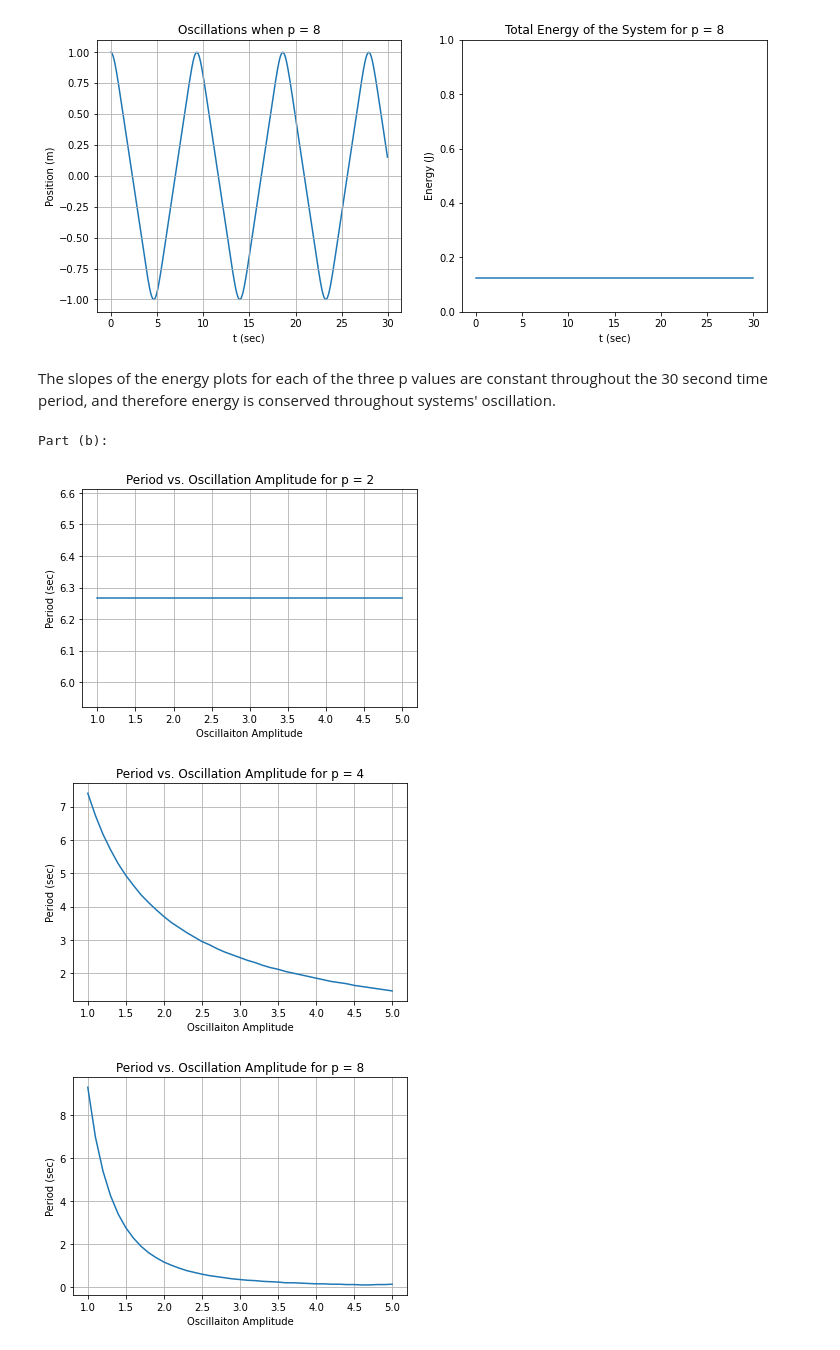
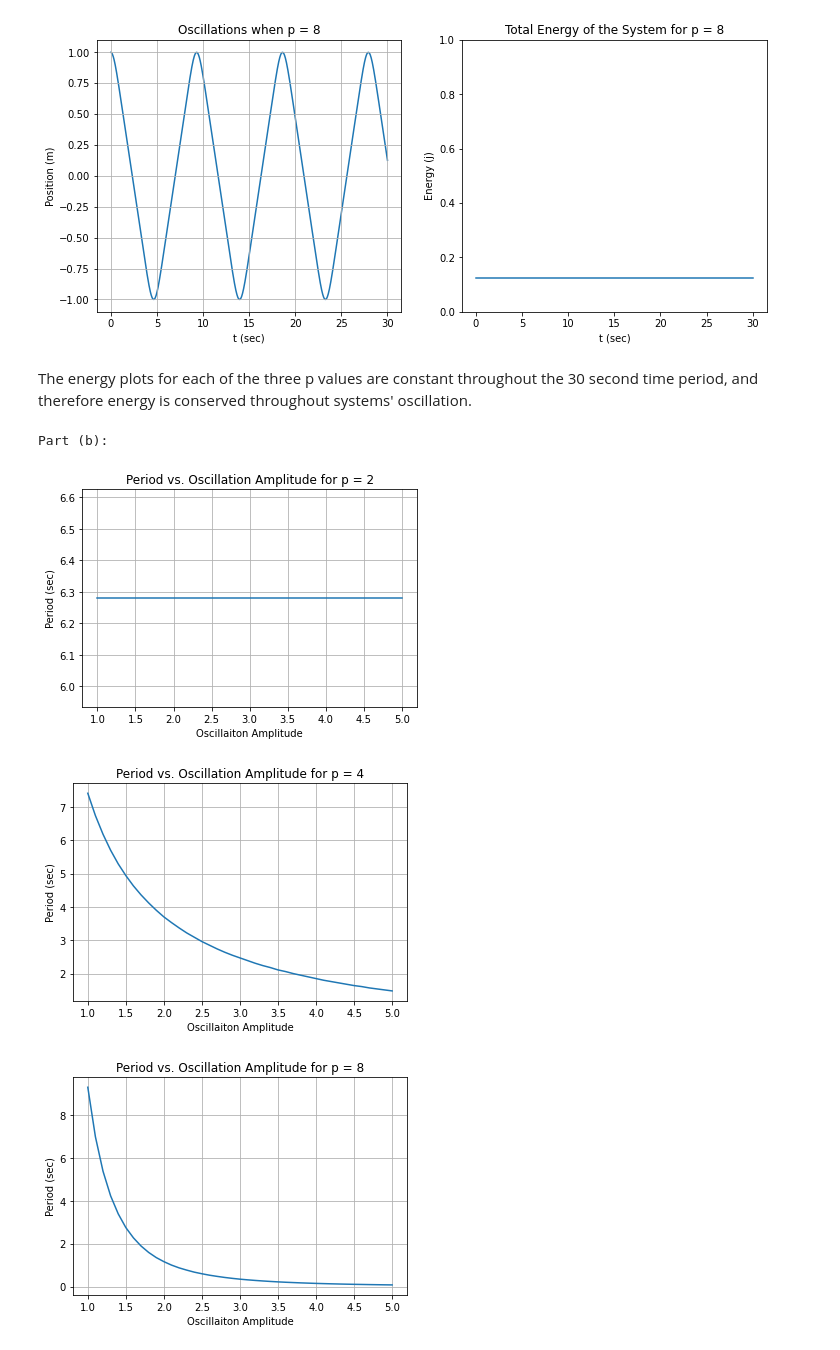
Before and after one commit to JSheare/Computational-Physics, a Jupyter notebook: Exercise Set 5.ipynb, the cells around one changed output. Saved outputs shown, nothing was run; the diff lists cells and outputs as text; code cells hidden in the pictures.

```diff
--- a/Exercise Set 5.ipynb
+++ b/Exercise Set 5.ipynb
@@ -125,7 +139,8 @@ def quad_drag(y, t):
     return function_return
 
 
-ode_results = rk4_vector(0, 10, 1000, quad_drag, [0,0], 0.00001)
+initial_conditions = [0, 0]
+ode_results = rk4_vector(0, 10, 1000, quad_drag, initial_conditions, min_precision=0.00001)
 
 plt.plot(ode_results[0], ode_results[2])
 plt.xlabel('t (sec)')
@@ -194,56 +210,54 @@ $$f^{(0)} = y^{(1)}(t)$$
 <br/>
 $$f^{(1)} = \frac{-k(y^{(0)})^{p-1}}{m}$$
 # %%
-def hook_2(state, t):
+def hook_2(y, t):
     k = 1
     m = 1
     p = 2
     function_return = [0, 0]
-    function_return[0] = state[1]
-    function_return[1] = (-k*state[0]**(p-1))/m
+    function_return[0] = y[1]
+    function_return[1] = (-k*y[0]**(p-1))/m
     return function_return
 
 
-def hook_4(state, t):
+def hook_4(y, t):
     k = 1
     m = 1
     p = 4
     function_return = [0, 0]
-    function_return[0] = state[1]
-    function_return[1] = (-k*state[0]**(p-1))/m
+    function_return[0] = y[1]
+    function_return[1] = (-k*y[0]**(p-1))/m
     return function_return
 
 
-def hook_8(state, t):
+def hook_8(y, t):
     k = 1
     m = 1
     p = 8
     function_return = [0, 0]
-    function_return[0] = state[1]
-    function_return[1] = (-k*state[0]**(p-1))/m
+    function_return[0] = y[1]
+    function_return[1] = (-k*y[0]**(p-1))/m
     return function_return
 # %%
 func_list = [hook_2, hook_4, hook_8]
-dt = 0.05
-t = np.arange(0, 30, dt)
 p = 2
 for func in func_list:
     m = 1
     k = 1
     initial_conditions = [1, 0]
-    ode_results = integrate.odeint(func, initial_conditions, t)
+    ode_results = rk4_vector(0, 30, 1000, func, initial_conditions)
 
     fig, [ax1, ax2] = plt.subplots(1,2, figsize=(12,5))
-    ax1.plot(t, ode_results[:, 0], zorder=1)
+    ax1.plot(ode_results[0], ode_results[1], zorder=1)
     ax1.set_xlabel('t (sec)')
     ax1.set_ylabel('Position (m)')
     ax1.grid(True)
     ax1.set_title(f'Oscillations when p = {p}')
 
-    energy = (1/2)*m*ode_results[:, 1]**2 + (1/p)*k*ode_results[:, 0]**p
-    ax2.plot(t, energy)
+    energy = (1/2)*m*ode_results[2]**2 + (1/p)*k*ode_results[1]**p
+    ax2.plot(ode_results[0], energy)
     ax2.set_xlabel('t (sec)')
-    ax2.set_ylabel('Energy (J)')
+    ax2.set_ylabel('Energy (j)')
     ax2.set_ylim(0, 1)
     ax2.set_title(f'Total Energy of the System for p = {p}')
 
@@ -254,34 +268,34 @@ for func in func_list:
 [figure]
 [figure]
 # %% [markdown]
-The slopes of the energy plots for each of the three p values are constant throughout the 30 second time period, and therefore energy is conserved throughout systems' oscillation.
+The energy plots for each of the three p values are constant throughout the 30 second time period, and therefore energy is conserved throughout systems' oscillation.
 # %%
 # Part (b):
 print('Part (b):')
 amplitudes = np.arange(1, 5.1, 0.1)
 func_list = [hook_2, hook_4, hook_8]
-t = np.arange(0, 30, dt)
 p = 2
 for func in func_list:
     period_array = []
     for amplitude in amplitudes:
         initial_conditions = [amplitude, 0]
-        ode_results = integrate.odeint(func, initial_conditions, t)
-        velocities = ode_results[:, 1]
+        ode_results = rk4_vector(0, 30, 1000, func, initial_conditions, min_precision=0.01)
+        times = ode_results[0]
+        velocities = ode_results[2]
         velocity_sign = np.sign(velocities)
         changes = np.where(np.diff(velocity_sign) == -2)  # Looking for the ends of cycles by looking for sign changes in v
-        period = t[changes[0][2]]/3
+        period = times[changes[0][2]]/3
         period_array.append(period)
 
     plt.plot(amplitudes, period_array)
     plt.xlabel('Oscillaiton Amplitude')
     plt.ylabel('Period (sec)')
     plt.title(f'Period vs. Oscillation Amplitude for p = {p}')
     plt.grid(True)
     plt.show()
     p *= 2
 # %% [output]
 Part (b):
-[figure, old version]
+[figure, new version]
 [figure]
 [figure]
```
Also changed, not shown: parts of 22 cells of this notebook.
